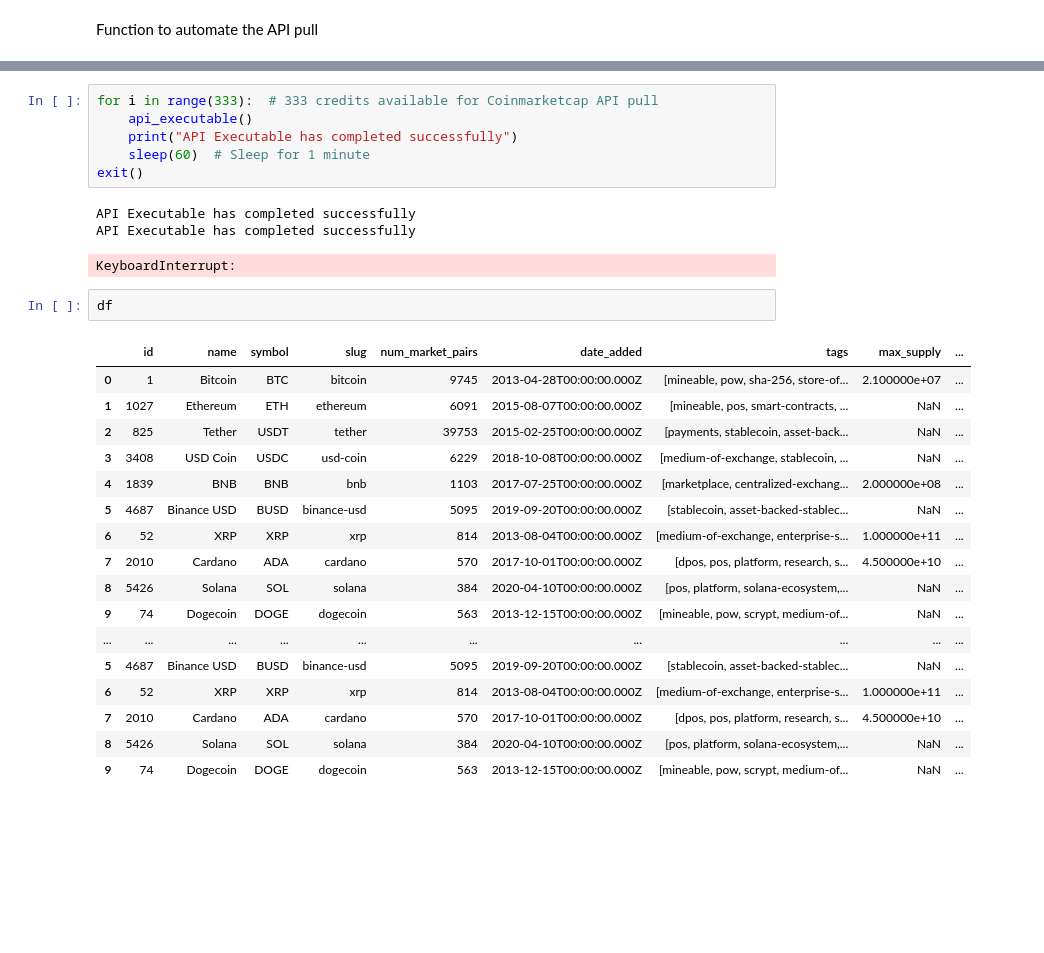
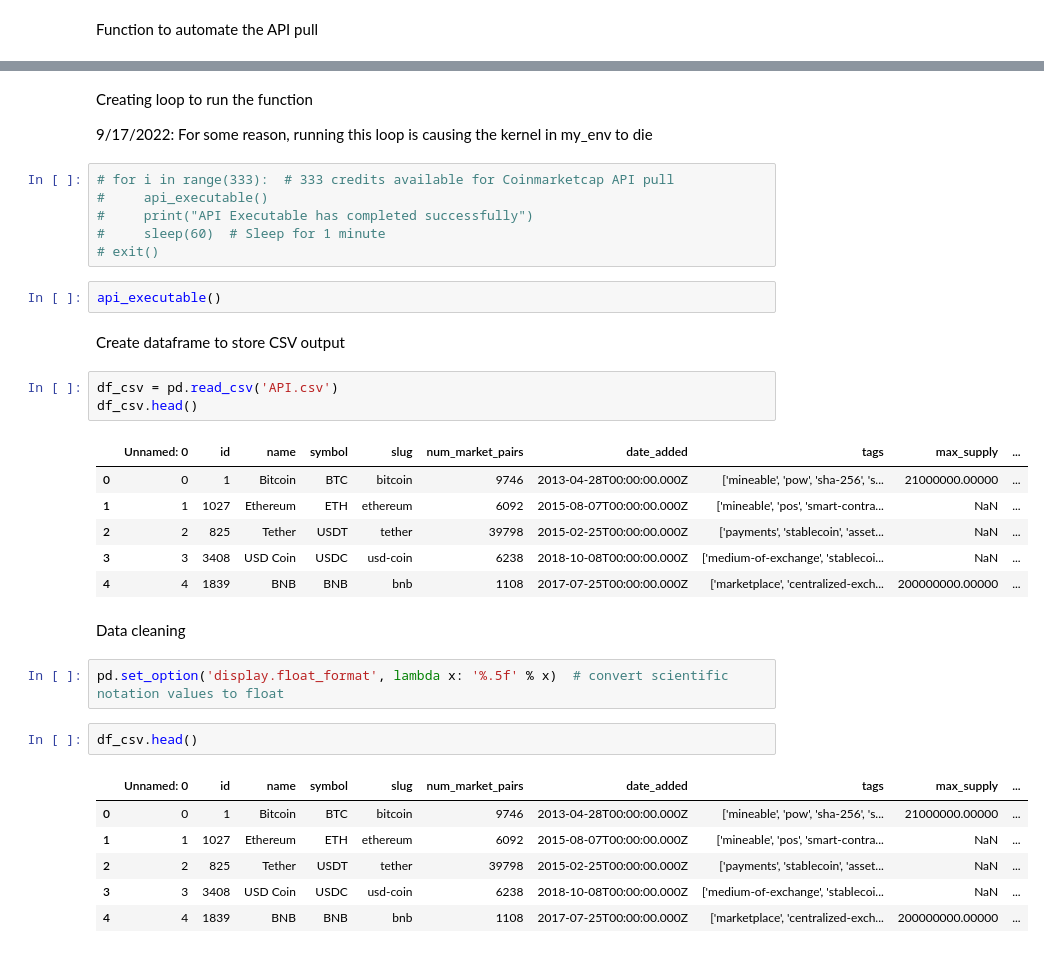
Before and after one commit to veroanalytic/coinmarketcap-automated, a Jupyter notebook: Coinmarketcap API.ipynb, the cells around one changed output, grey strips where cells are left out. Drawn from its saved outputs; the diff is of its cells as text; blank space fills up the shorter version.

Commit message:
updated file, added csv import function

```diff
--- a/Coinmarketcap API.ipynb
+++ b/Coinmarketcap API.ipynb
@@ -91,30 +103,37 @@ Creating loop to run the function
+# %% [markdown]
+Creating loop to run the function
+
+9/17/2022: For some reason, running this loop is causing the kernel in my_env to die
 # %%
-for i in range(333):  # 333 credits available for Coinmarketcap API pull
-    api_executable()
-    print("API Executable has completed successfully")
-    sleep(60)  # Sleep for 1 minute
-exit()
+# for i in range(333):  # 333 credits available for Coinmarketcap API pull
+#     api_executable()
+#     print("API Executable has completed successfully")
+#     sleep(60)  # Sleep for 1 minute
+# exit()
-# %% [output]
-API Executable has completed successfully
-API Executable has completed successfully
-KeyboardInterrupt:
-# %%
-df
-# %% [output]
-|  | id | name | symbol | slug | num_market_pairs | date_added | tags | max_supply | ... |
-| 0 | 1 | Bitcoin | BTC | bitcoin | 9745 | 2013-04-28T00:00:00.000Z | [mineable, pow, sha-256, store-of... | 2.100000e+07 | ... |
-| 1 | 1027 | Ethereum | ETH | ethereum | 6091 | 2015-08-07T00:00:00.000Z | [mineable, pos, smart-contracts, ... | NaN | ... |
-| 2 | 825 | Tether | USDT | tether | 39753 | 2015-02-25T00:00:00.000Z | [payments, stablecoin, asset-back... | NaN | ... |
-| 3 | 3408 | USD Coin | USDC | usd-coin | 6229 | 2018-10-08T00:00:00.000Z | [medium-of-exchange, stablecoin, ... | NaN | ... |
-| 4 | 1839 | BNB | BNB | bnb | 1103 | 2017-07-25T00:00:00.000Z | [marketplace, centralized-exchang... | 2.000000e+08 | ... |
-| 5 | 4687 | Binance USD | BUSD | binance-usd | 5095 | 2019-09-20T00:00:00.000Z | [stablecoin, asset-backed-stablec... | NaN | ... |
-| 6 | 52 | XRP | XRP | xrp | 814 | 2013-08-04T00:00:00.000Z | [medium-of-exchange, enterprise-s... | 1.000000e+11 | ... |
-| 7 | 2010 | Cardano | ADA | cardano | 570 | 2017-10-01T00:00:00.000Z | [dpos, pos, platform, research, s... | 4.500000e+10 | ... |
-| 8 | 5426 | Solana | SOL | solana | 384 | 2020-04-10T00:00:00.000Z | [pos, platform, solana-ecosystem,... | NaN | ... |
-| 9 | 74 | Dogecoin | DOGE | dogecoin | 563 | 2013-12-15T00:00:00.000Z | [mineable, pow, scrypt, medium-of... | NaN | ... |
-| ... | ... | ... | ... | ... | ... | ... | ... | ... | ... |
-| 5 | 4687 | Binance USD | BUSD | binance-usd | 5095 | 2019-09-20T00:00:00.000Z | [stablecoin, asset-backed-stablec... | NaN | ... |
-| 6 | 52 | XRP | XRP | xrp | 814 | 2013-08-04T00:00:00.000Z | [medium-of-exchange, enterprise-s... | 1.000000e+11 | ... |
-| 7 | 2010 | Cardano | ADA | cardano | 570 | 2017-10-01T00:00:00.000Z | [dpos, pos, platform, research, s... | 4.500000e+10 | ... |
-| 8 | 5426 | Solana | SOL | solana | 384 | 2020-04-10T00:00:00.000Z | [pos, platform, solana-ecosystem,... | NaN | ... |
-| 9 | 74 | Dogecoin | DOGE | dogecoin | 563 | 2013-12-15T00:00:00.000Z | [mineable, pow, scrypt, medium-of... | NaN | ... |
+# %%
+api_executable()
+# %% [markdown]
+Create dataframe to store CSV output
+# %%
+df_csv = pd.read_csv('API.csv')
+df_csv.head()
+# %% [output]
+|  | Unnamed: 0 | id | name | symbol | slug | num_market_pairs | date_added | tags | max_supply | ... |
+| 0 | 0 | 1 | Bitcoin | BTC | bitcoin | 9746 | 2013-04-28T00:00:00.000Z | ['mineable', 'pow', 'sha-256', 's... | 21000000.00000 | ... |
+| 1 | 1 | 1027 | Ethereum | ETH | ethereum | 6092 | 2015-08-07T00:00:00.000Z | ['mineable', 'pos', 'smart-contra... | NaN | ... |
+| 2 | 2 | 825 | Tether | USDT | tether | 39798 | 2015-02-25T00:00:00.000Z | ['payments', 'stablecoin', 'asset... | NaN | ... |
+| 3 | 3 | 3408 | USD Coin | USDC | usd-coin | 6238 | 2018-10-08T00:00:00.000Z | ['medium-of-exchange', 'stablecoi... | NaN | ... |
+| 4 | 4 | 1839 | BNB | BNB | bnb | 1108 | 2017-07-25T00:00:00.000Z | ['marketplace', 'centralized-exch... | 200000000.00000 | ... |
+# %% [markdown]
+Data cleaning
+# %%
+pd.set_option('display.float_format', lambda x: '%.5f' % x)  # convert scientific notation values to float
+# %%
+df_csv.head()
+# %% [output]
+|  | Unnamed: 0 | id | name | symbol | slug | num_market_pairs | date_added | tags | max_supply | ... |
+| 0 | 0 | 1 | Bitcoin | BTC | bitcoin | 9746 | 2013-04-28T00:00:00.000Z | ['mineable', 'pow', 'sha-256', 's... | 21000000.00000 | ... |
+| 1 | 1 | 1027 | Ethereum | ETH | ethereum | 6092 | 2015-08-07T00:00:00.000Z | ['mineable', 'pos', 'smart-contra... | NaN | ... |
+| 2 | 2 | 825 | Tether | USDT | tether | 39798 | 2015-02-25T00:00:00.000Z | ['payments', 'stablecoin', 'asset... | NaN | ... |
+| 3 | 3 | 3408 | USD Coin | USDC | usd-coin | 6238 | 2018-10-08T00:00:00.000Z | ['medium-of-exchange', 'stablecoi... | NaN | ... |
+| 4 | 4 | 1839 | BNB | BNB | bnb | 1108 | 2017-07-25T00:00:00.000Z | ['marketplace', 'centralized-exch... | 200000000.00000 | ... |
```
Also changed, not shown: parts of 7 cells of this notebook, 1 other file.
